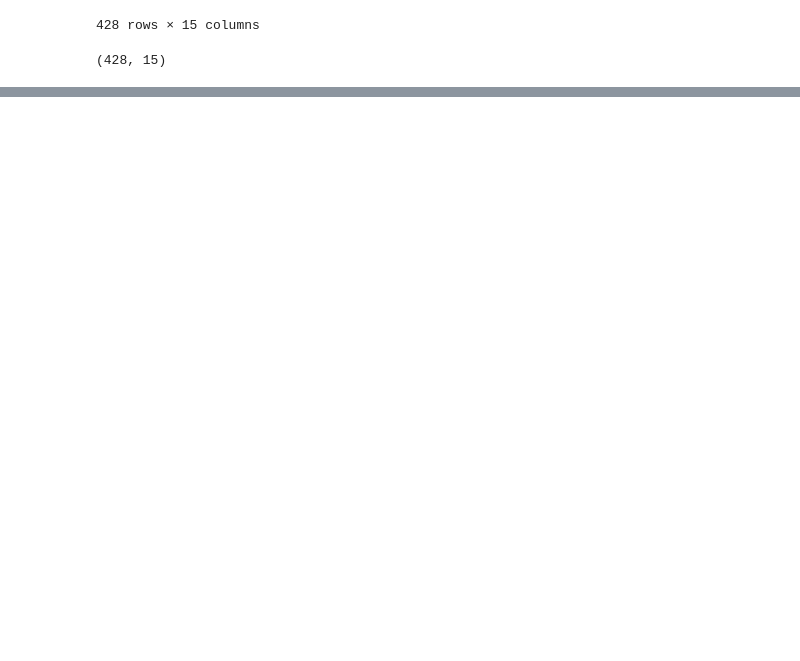
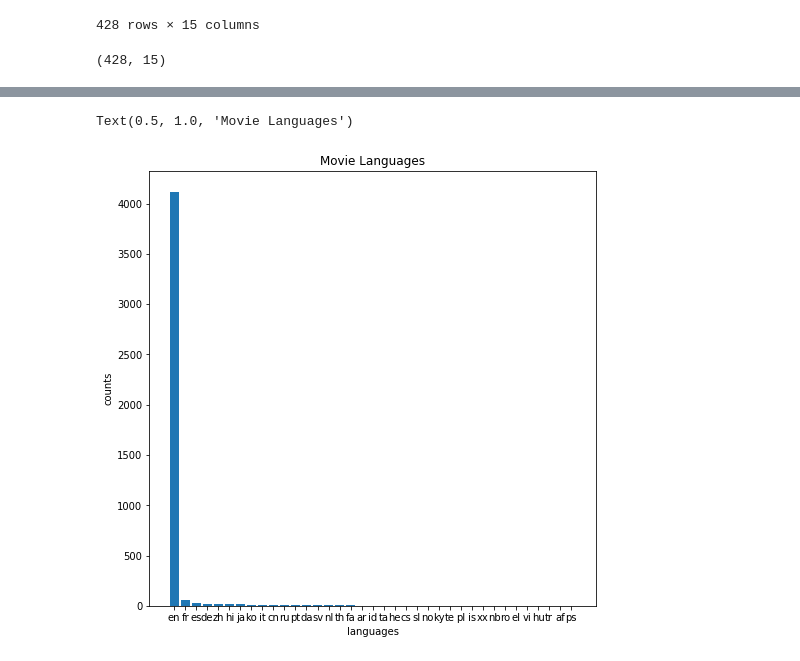
Before and after one commit to amitchavda17/movie_recommender, a Jupyter notebook: Movie_Recommender.ipynb, the cells around one changed output, grey strips where cells are left out. Saved outputs shown, nothing was run; the diff lists cells and outputs as text; code cells hidden in the pictures; blank space fills up the shorter version.

```diff
--- a/Movie_Recommender.ipynb
+++ b/Movie_Recommender.ipynb
@@ -200,0 +267,3 @@ Name: cast, Length: 4749, dtype: object
+# %%
+original_lang=df['original_language']
+original_lang.value_counts()
@@ -200,0 +288,9 @@ Name: cast, Length: 4749, dtype: object
+# %%
+plt.figure(figsize=(8,8))
+plt.bar(original_lang.value_counts().index,original_lang.value_counts())
+plt.xlabel('languages')
+plt.ylabel('counts')
+plt.title("Movie Languages")
+# %% [output]
+Text(0.5, 1.0, 'Movie Languages')
+[figure, added]
```
Also changed, not shown: parts of 58 cells of this notebook.
